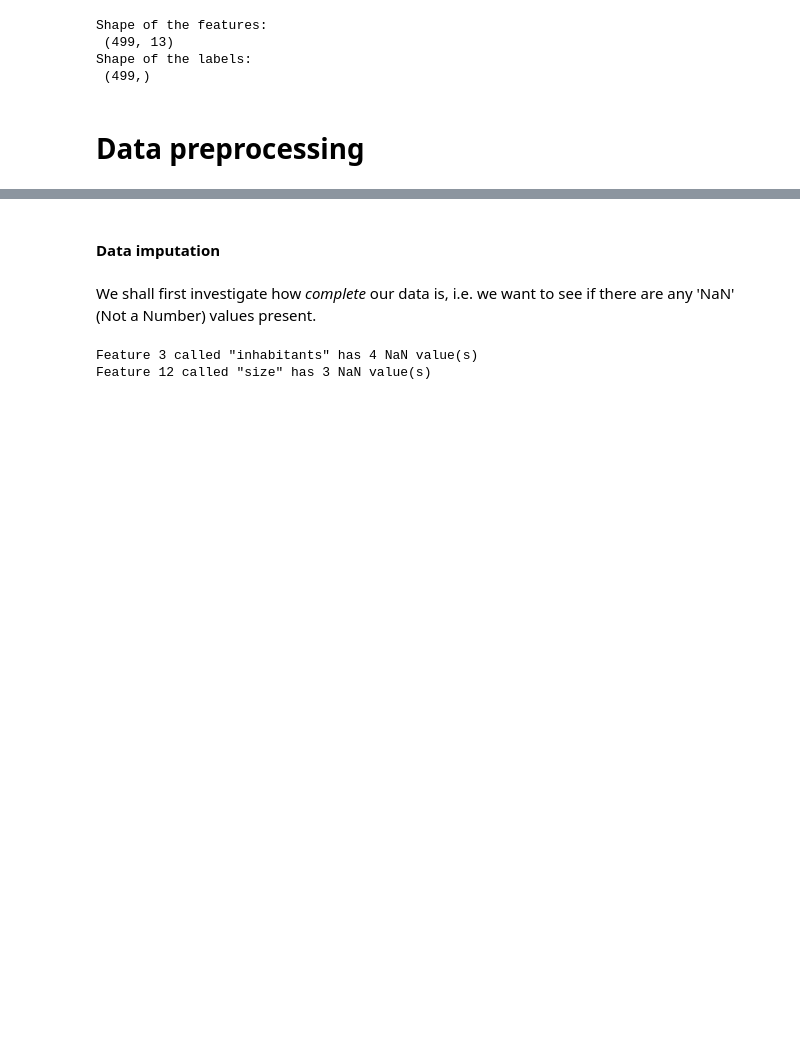
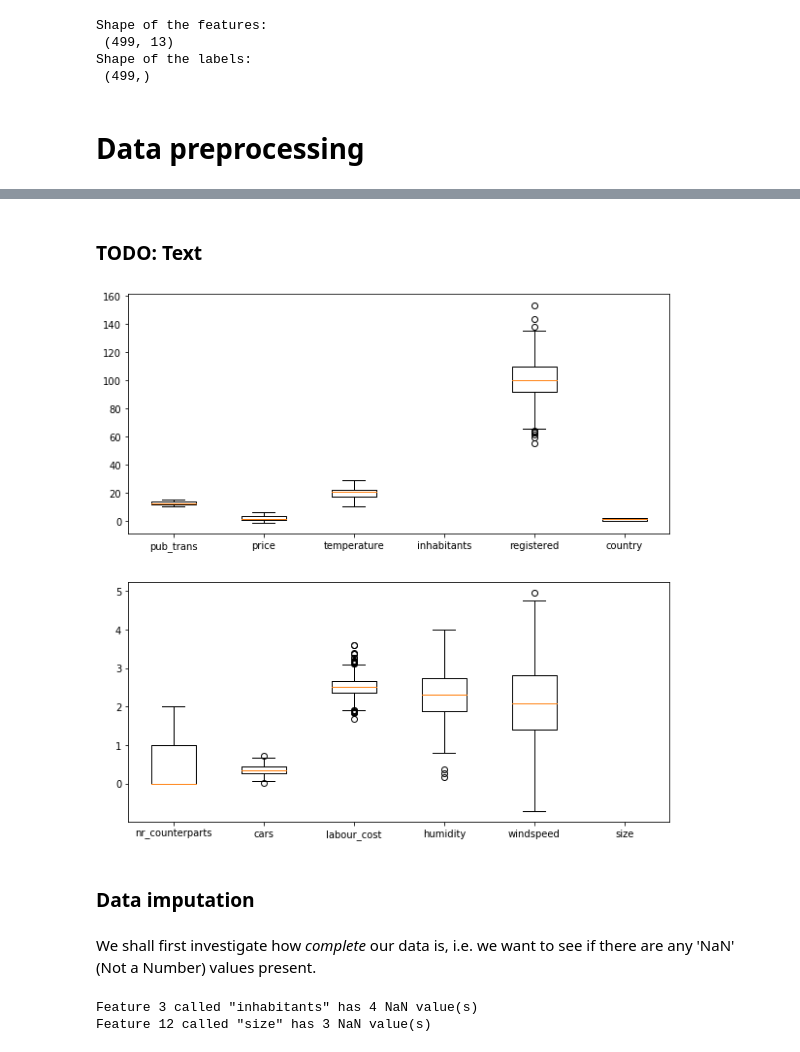
Before and after one commit to maximilian-janisch/2020-UZH-Random-Forests, a Jupyter notebook: Maximilian-Marco.ipynb, the cells around one changed output, grey strips where cells are left out. Cells and saved outputs as stored; diff of their text form; code cells hidden in the pictures; blank space fills up the shorter version.

```diff
--- a/Maximilian-Marco.ipynb
+++ b/Maximilian-Marco.ipynb
@@ -143,5 +171,15 @@ _Example: The feature 'id' stands for the internal dataset code. We consider thi
+# %% [markdown]
+### TODO: Text
+# %%
+fig = plt.figure(figsize=(10,10))
+plt.subplot(2, 1, 1)
+out1 = plt.boxplot(x[:, 0:6], labels=features_names[:6])
+plt.subplot(2, 1, 2)
+out2 = plt.boxplot(x[:, 7:], labels=features_names[7:-1])
+# %% [output]
+[figure, added]
 # %% [markdown]
-#### Data imputation
+### Data imputation
 # %% [markdown]
 We shall first investigate how _complete_ our data is, i.e. we want to see if there are any 'NaN' (Not a Number) values present.
 # %%
```
Also changed, not shown: parts of 38 cells of this notebook, 1 other file.
